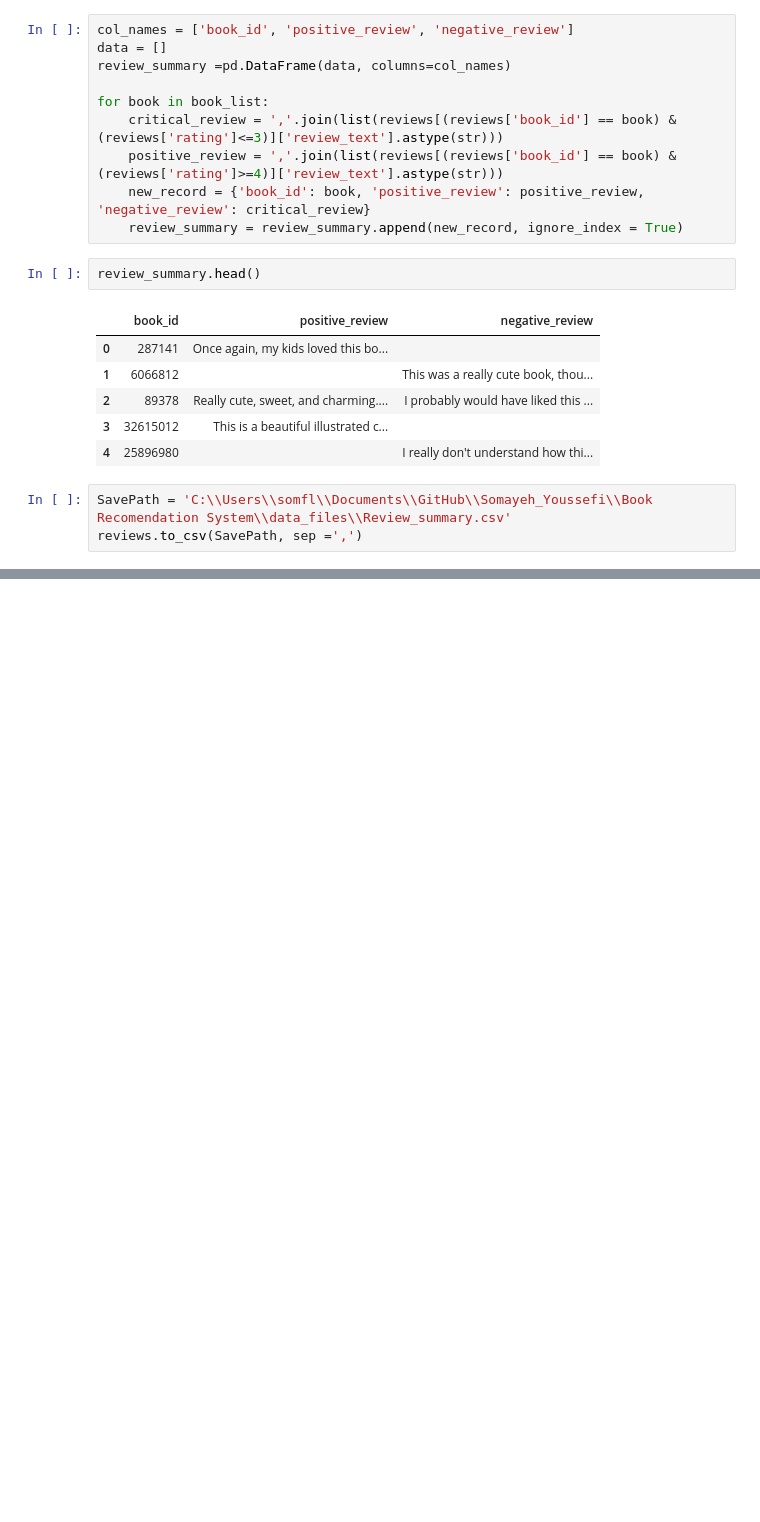
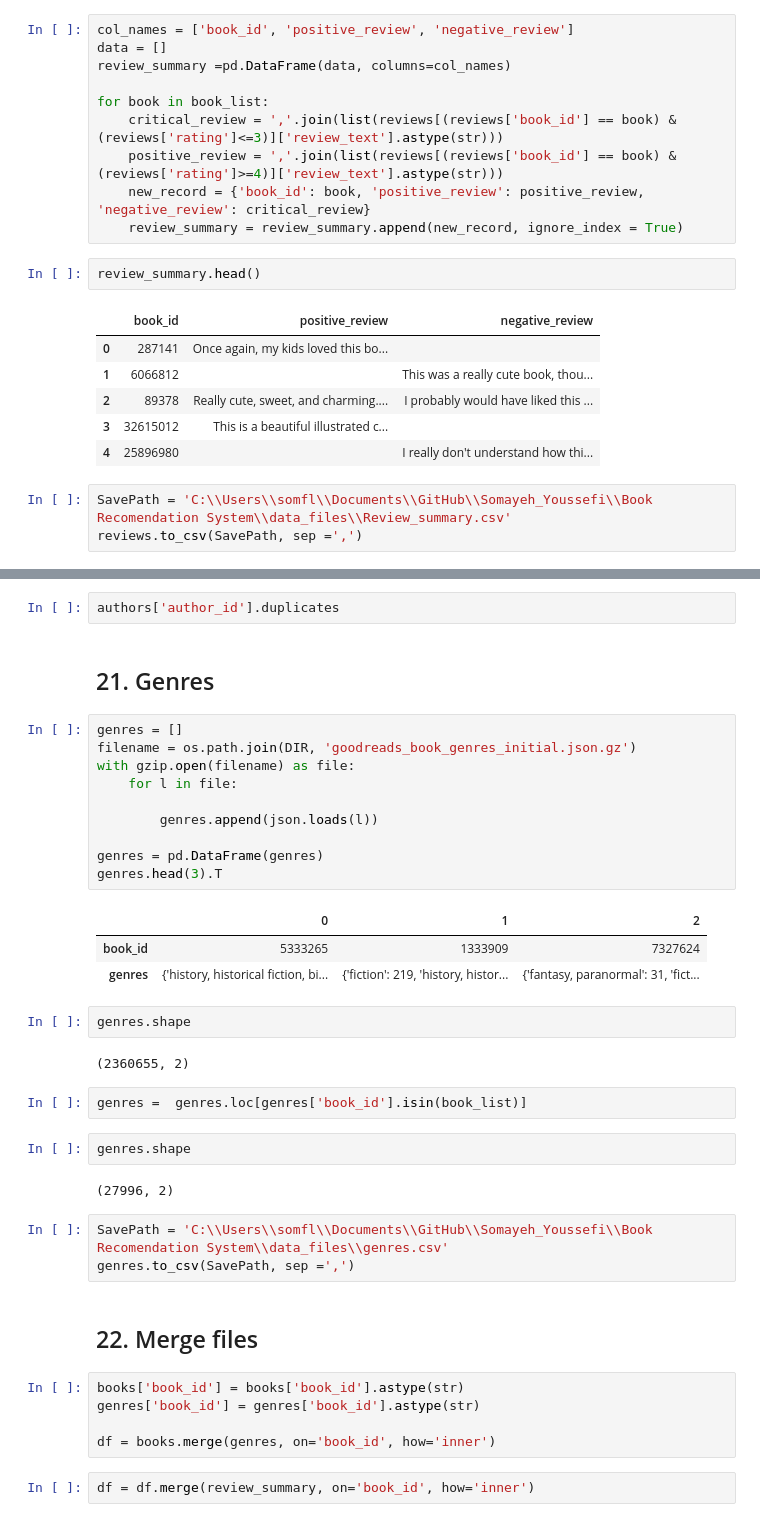
Before and after one commit to somayehY/Somayeh_Youssefi, a Jupyter notebook: Book Recomendation System/BookRecomSys_DataWrangling.ipynb, the cells around one changed output, grey strips where cells are left out. Cells and saved outputs as stored; diff of their text form; blank space fills up the shorter version.

```diff
--- a/Book Recomendation System/BookRecomSys_DataWrangling.ipynb
+++ b/Book Recomendation System/BookRecomSys_DataWrangling.ipynb
@@ -706,0 +754,40 @@ reviews.to_csv(SavePath, sep =',')
+# %%
+authors['author_id'].duplicates
+# %% [markdown]
+## 21. Genres <a class='anchor' id='genres'>
+# %%
+genres = []
+filename = os.path.join(DIR, 'goodreads_book_genres_initial.json.gz')
+with gzip.open(filename) as file:
+    for l in file:
+
+        genres.append(json.loads(l))
+
+genres = pd.DataFrame(genres)
+genres.head(3).T
+# %% [output]
+|  | 0 | 1 | 2 |
+| book_id | 5333265 | 1333909 | 7327624 |
+| genres | {'history, historical fiction, bi... | {'fiction': 219, 'history, histor... | {'fantasy, paranormal': 31, 'fict... |
+# %%
+genres.shape
+# %% [output]
+(2360655, 2)
+# %%
+genres =  genres.loc[genres['book_id'].isin(book_list)]
+# %%
+genres.shape
+# %% [output]
+(27996, 2)
+# %%
+SavePath = 'C:\\Users\\somfl\\Documents\\GitHub\\Somayeh_Youssefi\\Book Recomendation System\\data_files\\genres.csv'
+genres.to_csv(SavePath, sep =',')
+# %% [markdown]
+## 22. Merge files <a class='anchor' id='merge'>
+# %%
+books['book_id'] = books['book_id'].astype(str)
+genres['book_id'] = genres['book_id'].astype(str)
+
+df = books.merge(genres, on='book_id', how='inner')
+# %%
+df = df.merge(review_summary, on='book_id', how='inner')
```
Also changed, not shown: parts of 19 cells of this notebook.
